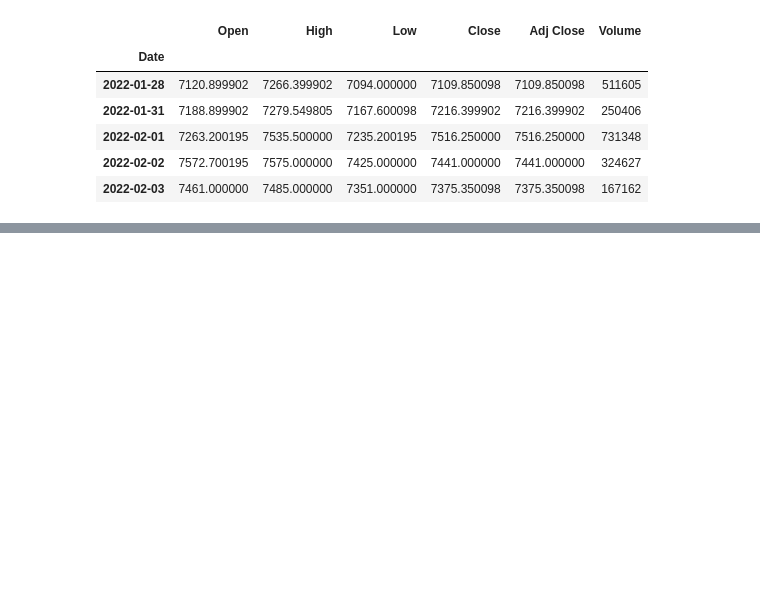
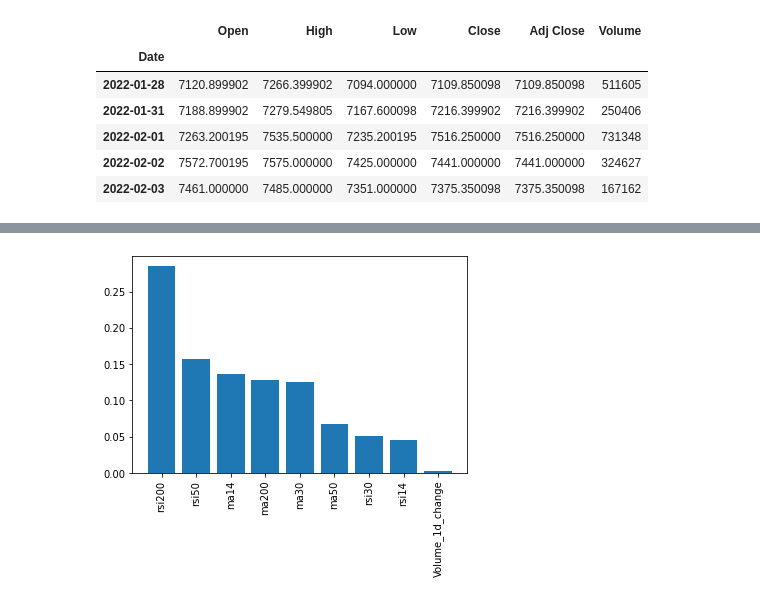
Before and after one commit to rajeev2712/repo1_gen, a Jupyter notebook: Random_Forest_Model.ipynb, the cells around one changed output, grey strips where cells are left out. Drawn from its saved outputs; the diff is of its cells as text; code cells hidden in the pictures; blank space fills up the shorter version.

```diff
--- a/Random_Forest_Model.ipynb
+++ b/Random_Forest_Model.ipynb
@@ -164,0 +302,10 @@ stock_Hul.tail()
+# %%
+importances = rf_model.feature_importances_
+sorted_index = np.argsort(importances)[::-1]
+x_values = range(len(importances))
+labels = np.array(feature_names_Hul)[sorted_index]
+plt.bar(x_values, importances[sorted_index], tick_label=labels)
+plt.xticks(rotation=90)
+plt.show()
+# %% [output]
+[figure, added]
```
Also changed, not shown: parts of 17 cells of this notebook.
